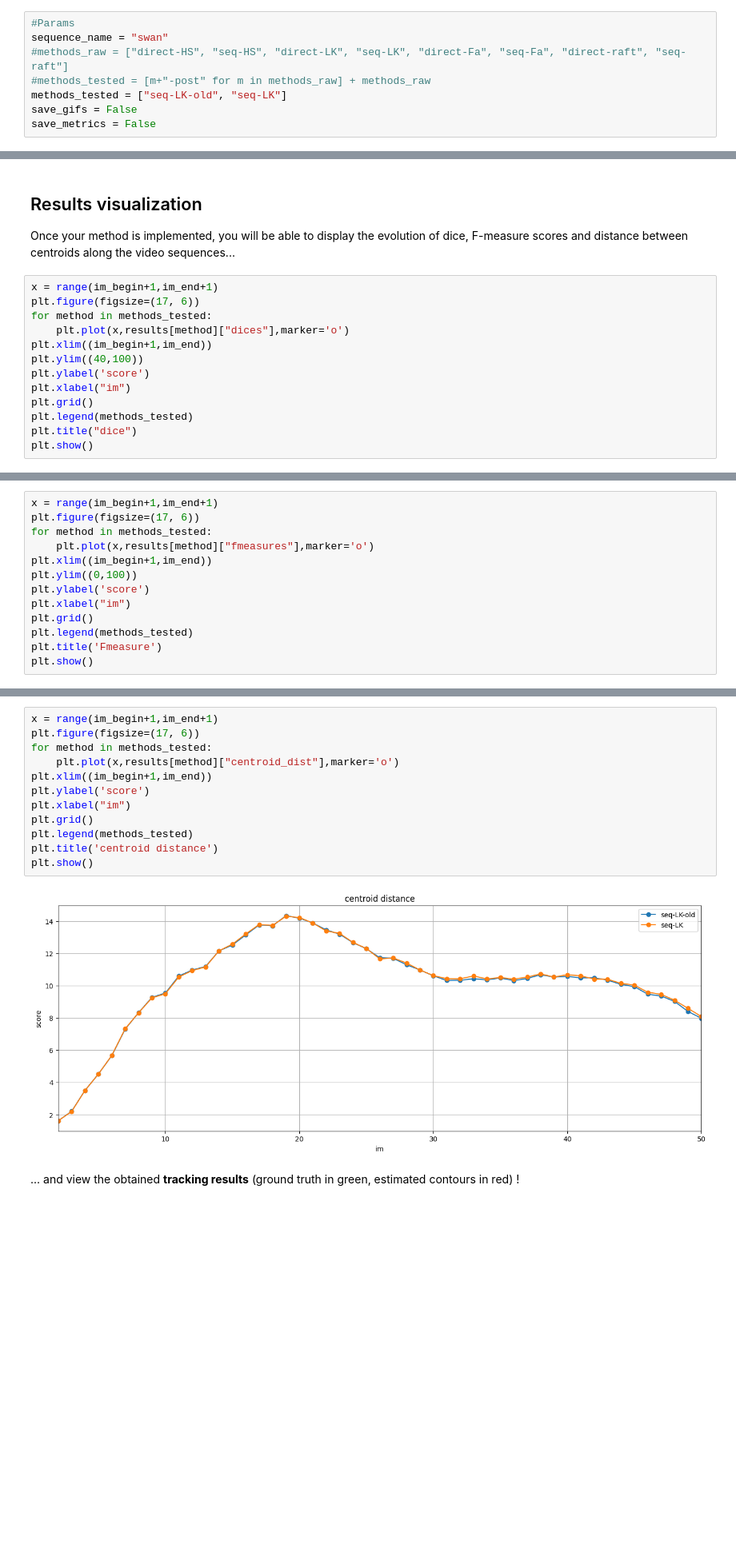
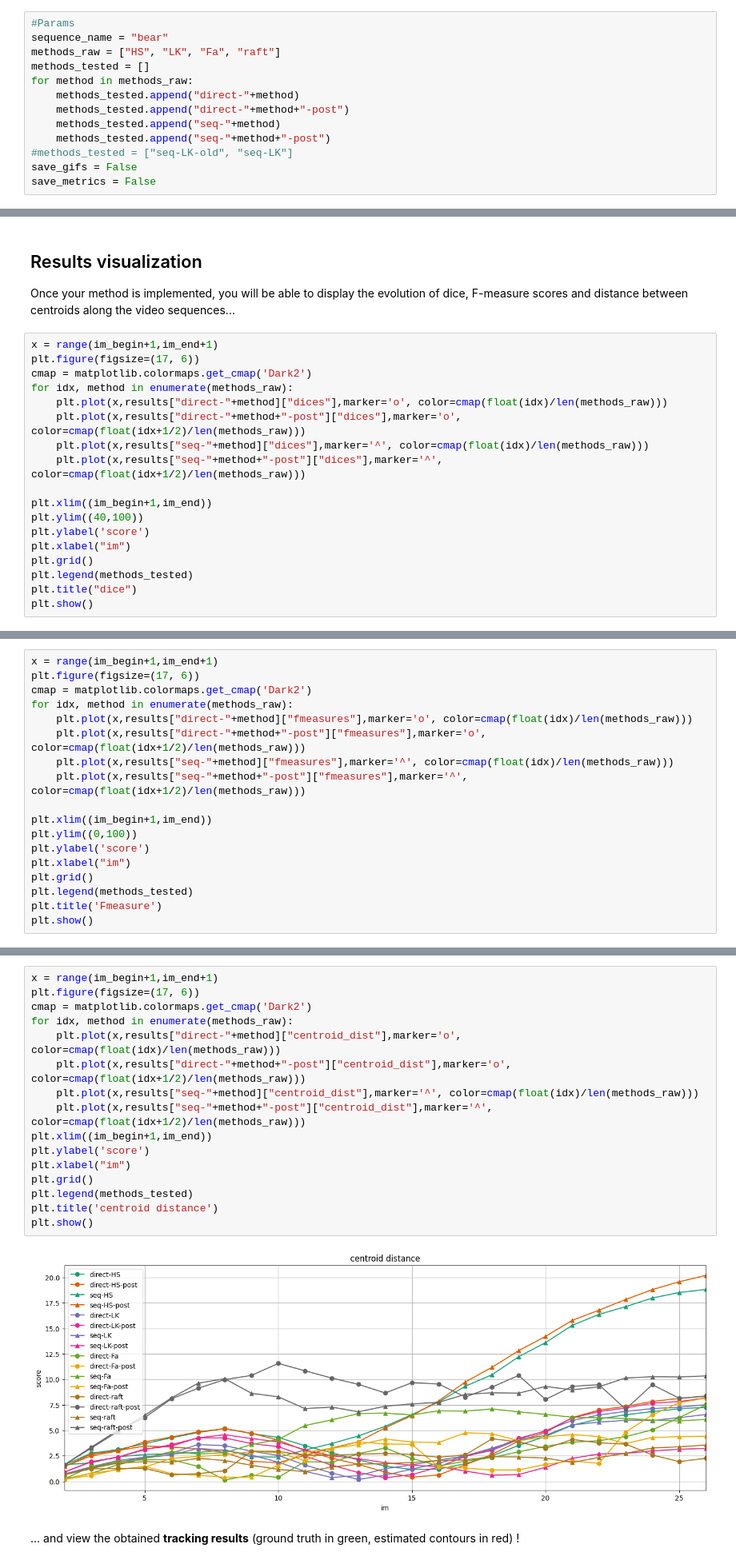
Before and after one commit to GGomez99/Optical-Flow-Motion-Estimation-Project, a Jupyter notebook: results scoring.ipynb, the cells around one changed output, grey strips where cells are left out. Shown at 80% size. Saved outputs shown, nothing was run; the diff lists cells and outputs as text; blank space fills up the shorter version.

```diff
--- a/results scoring.ipynb
+++ b/results scoring.ipynb
@@ -11,10 +12,15 @@ import matplotlib.pyplot as plt
 from skimage.measure import regionprops
 # %%
 #Params
-sequence_name = "swan"
-#methods_raw = ["direct-HS", "seq-HS", "direct-LK", "seq-LK", "direct-Fa", "seq-Fa", "direct-raft", "seq-raft"]
-#methods_tested = [m+"-post" for m in methods_raw] + methods_raw
-methods_tested = ["seq-LK-old", "seq-LK"]
+sequence_name = "bear"
+methods_raw = ["HS", "LK", "Fa", "raft"]
+methods_tested = []
+for method in methods_raw:
+    methods_tested.append("direct-"+method)
+    methods_tested.append("direct-"+method+"-post")
+    methods_tested.append("seq-"+method)
+    methods_tested.append("seq-"+method+"-post")
+#methods_tested = ["seq-LK-old", "seq-LK"]
 save_gifs = False
 save_metrics = False
 # %%
@@ -203,8 +220,13 @@ Once your method is implemented, you will be able to display the evolution of di
 # %%
 x = range(im_begin+1,im_end+1)
 plt.figure(figsize=(17, 6))
-for method in methods_tested:
-    plt.plot(x,results[method]["dices"],marker='o')
+cmap = matplotlib.colormaps.get_cmap('Dark2')
+for idx, method in enumerate(methods_raw):
+    plt.plot(x,results["direct-"+method]["dices"],marker='o', color=cmap(float(idx)/len(methods_raw)))
+    plt.plot(x,results["direct-"+method+"-post"]["dices"],marker='o', color=cmap(float(idx+1/2)/len(methods_raw)))
+    plt.plot(x,results["seq-"+method]["dices"],marker='^', color=cmap(float(idx)/len(methods_raw)))
+    plt.plot(x,results["seq-"+method+"-post"]["dices"],marker='^', color=cmap(float(idx+1/2)/len(methods_raw)))
+
 plt.xlim((im_begin+1,im_end))
 plt.ylim((40,100))
 plt.ylabel('score')
@@ -218,8 +240,13 @@ plt.show()
 # %%
 x = range(im_begin+1,im_end+1)
 plt.figure(figsize=(17, 6))
-for method in methods_tested:
-    plt.plot(x,results[method]["fmeasures"],marker='o')
+cmap = matplotlib.colormaps.get_cmap('Dark2')
+for idx, method in enumerate(methods_raw):
+    plt.plot(x,results["direct-"+method]["fmeasures"],marker='o', color=cmap(float(idx)/len(methods_raw)))
+    plt.plot(x,results["direct-"+method+"-post"]["fmeasures"],marker='o', color=cmap(float(idx+1/2)/len(methods_raw)))
+    plt.plot(x,results["seq-"+method]["fmeasures"],marker='^', color=cmap(float(idx)/len(methods_raw)))
+    plt.plot(x,results["seq-"+method+"-post"]["fmeasures"],marker='^', color=cmap(float(idx+1/2)/len(methods_raw)))
+
 plt.xlim((im_begin+1,im_end))
 plt.ylim((0,100))
 plt.ylabel('score')
@@ -233,17 +260,21 @@ plt.show()
 # %%
 x = range(im_begin+1,im_end+1)
 plt.figure(figsize=(17, 6))
-for method in methods_tested:
-    plt.plot(x,results[method]["centroid_dist"],marker='o')
+cmap = matplotlib.colormaps.get_cmap('Dark2')
+for idx, method in enumerate(methods_raw):
+    plt.plot(x,results["direct-"+method]["centroid_dist"],marker='o', color=cmap(float(idx)/len(methods_raw)))
+    plt.plot(x,results["direct-"+method+"-post"]["centroid_dist"],marker='o', color=cmap(float(idx+1/2)/len(methods_raw)))
+    plt.plot(x,results["seq-"+method]["centroid_dist"],marker='^', color=cmap(float(idx)/len(methods_raw)))
+    plt.plot(x,results["seq-"+method+"-post"]["centroid_dist"],marker='^', color=cmap(float(idx+1/2)/len(methods_raw)))
 plt.xlim((im_begin+1,im_end))
 plt.ylabel('score')
 plt.xlabel("im")
 plt.grid()
 plt.legend(methods_tested)
 plt.title('centroid distance')
 plt.show()
 # %% [output]
-[figure, old version]
+[figure, new version]
 # %% [markdown]
 ... and view the obtained **tracking results** (ground truth in green, estimated contours in red) !
 # %%
```
Also changed, not shown: parts of 5 cells of this notebook, 5 other files.
